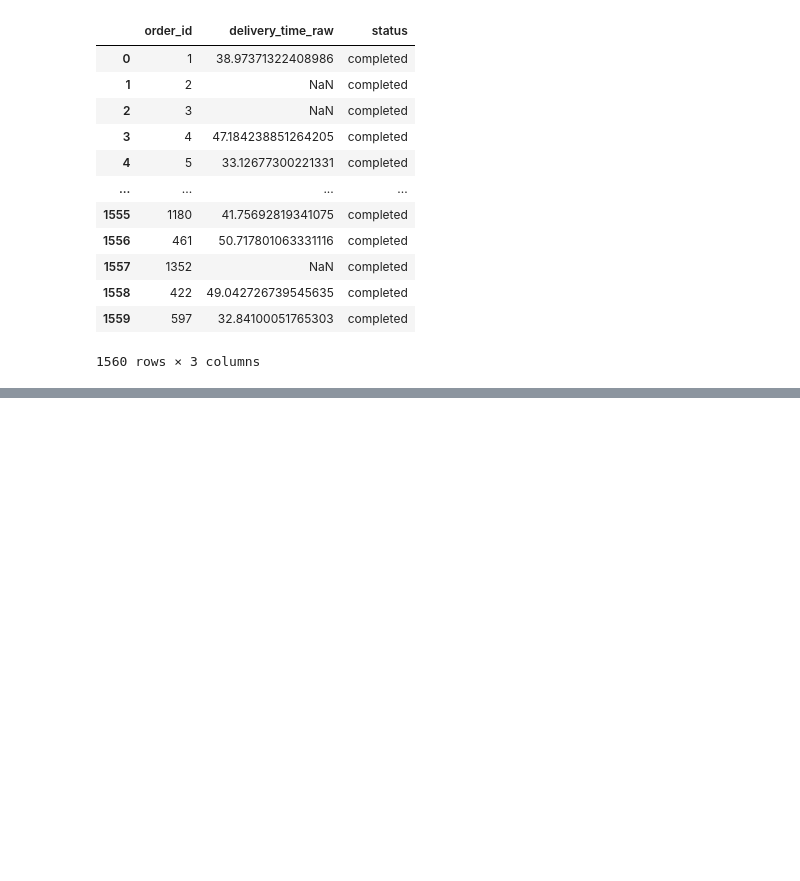
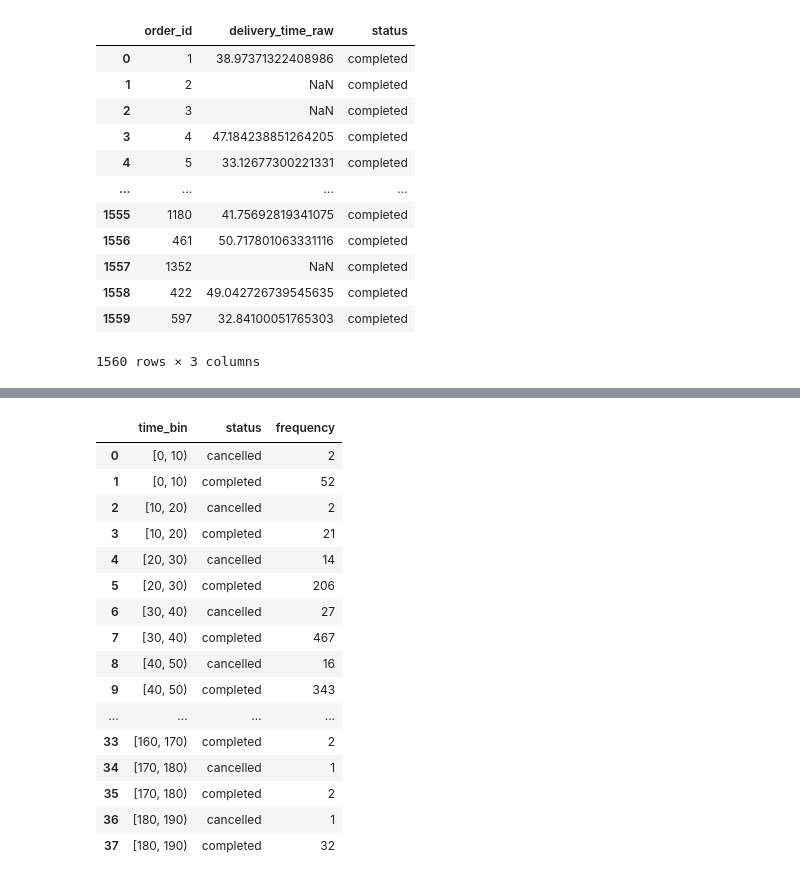
Before and after one commit to sooinp/Desktop, a Jupyter notebook: VSCode/통계분석2/0114.ipynb, the cells around one changed output, grey strips where cells are left out. Cells and saved outputs as stored; diff of their text form; code cells hidden in the pictures; blank space fills up the shorter version.

```diff
--- a/VSCode/통계분석2/0114.ipynb
+++ b/VSCode/통계분석2/0114.ipynb
@@ -618,6 +618,14 @@ plt.show()
 - 표본평균으로 평균 배달시간을 추정할 수 있나?
 
 ##### ** 데이터 정제, 결측치 및 이상치 처리, 분석 목적에 맞는 변수 정의는 알아서
+# %%
+import numpy as np
+import pandas as pd
+import matplotlib.pyplot as plt
+import seaborn as sns
+
+%precision 3
+pd.set_option('display.float_format', '{:.3f}'.format)
 # %%
 deli = pd.read_csv('../통계분석2/받은 파일/data/ch04_delivery_time.csv')
 deli
@@ -637,0 +746,43 @@ deli
+# %%
+deli['time_bin'] = pd.cut(
+    deli['delivery_time'],
+    bins=range(0, deli['delivery_time'].max() + 10, 10),
+    right=False
+)
+
+freq_bin = (
+    deli
+    .groupby(['time_bin', 'status'])
+    .size()
+    .reset_index(name='frequency')
+)
+
+pivot = freq_bin.pivot(
+    index='time_bin',
+    columns='status',
+    values='frequency'
+).fillna(0).sort_index() # 0이 받은 것, 1이 캔슬한 것
+
+pivot['total'] = pivot['completed'] + pivot['cancelled']
+pivot['complete_rate'] = pivot['completed'] / pivot['total'] #성공률
+pivot['cancel_rate'] = pivot['cancelled'] / pivot['total'] #취소율
+
+freq_bin
+# %% [output]
+|  | time_bin | status | frequency |
+| 0 | [0, 10) | cancelled | 2 |
+| 1 | [0, 10) | completed | 52 |
+| 2 | [10, 20) | cancelled | 2 |
+| 3 | [10, 20) | completed | 21 |
+| 4 | [20, 30) | cancelled | 14 |
+| 5 | [20, 30) | completed | 206 |
+| 6 | [30, 40) | cancelled | 27 |
+| 7 | [30, 40) | completed | 467 |
+| 8 | [40, 50) | cancelled | 16 |
+| 9 | [40, 50) | completed | 343 |
+| ... | ... | ... | ... |
+| 33 | [160, 170) | completed | 2 |
+| 34 | [170, 180) | cancelled | 1 |
+| 35 | [170, 180) | completed | 2 |
+| 36 | [180, 190) | cancelled | 1 |
+| 37 | [180, 190) | completed | 32 |
```
Also changed, not shown: parts of 10 cells of this notebook, 3 other files.
